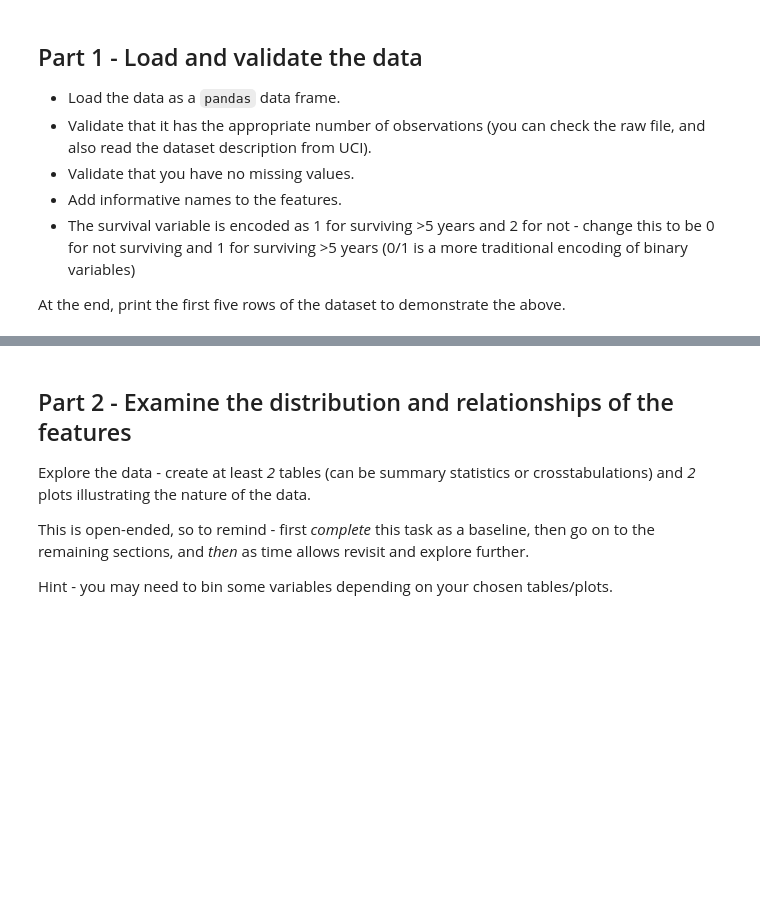
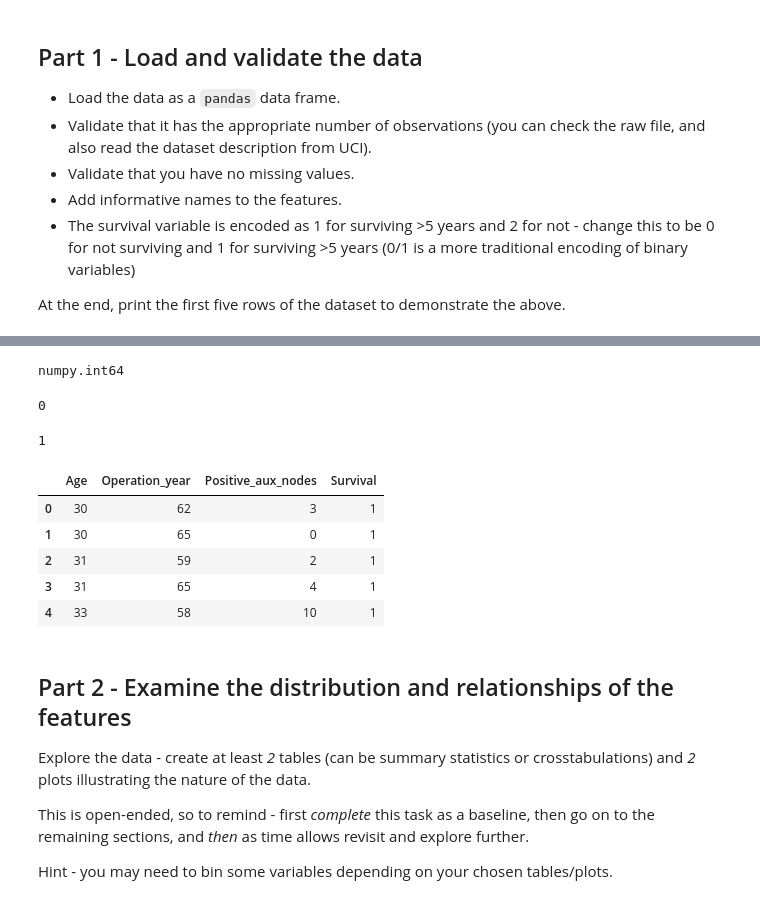
Before and after one commit to ngriggs/DS-Unit-1-Sprint-1-Dealing-With-Data, a Jupyter notebook: DS_Unit_1_Sprint_Challenge_1.ipynb, the cells around one changed output, grey strips where cells are left out. Saved outputs shown, nothing was run; the diff lists cells and outputs as text; code cells hidden in the pictures; blank space fills up the shorter version.

```diff
--- a/DS_Unit_1_Sprint_Challenge_1.ipynb
+++ b/DS_Unit_1_Sprint_Challenge_1.ipynb
@@ -35,0 +79,4 @@ At the end, print the first five rows of the dataset to demonstrate the above.
+# %%
+type(df.Survival[0])
+# %% [output]
+numpy.int64
@@ -35,0 +86,8 @@ At the end, print the first five rows of the dataset to demonstrate the above.
+# %%
+survival_refactor(x)
+# %% [output]
+0
+# %%
+survival_refactor(y)
+# %% [output]
+1
@@ -36,3 +96,12 @@ At the end, print the first five rows of the dataset to demonstrate the above.
+# %%
+df[:5]
+# %% [output]
+|  | Age | Operation_year | Positive_aux_nodes | Survival |
+| 0 | 30 | 62 | 3 | 1 |
+| 1 | 30 | 65 | 0 | 1 |
+| 2 | 31 | 59 | 2 | 1 |
+| 3 | 31 | 65 | 4 | 1 |
+| 4 | 33 | 58 | 10 | 1 |
 # %% [markdown]
 ## Part 2 - Examine the distribution and relationships of the features
 
```
Also changed, not shown: parts of 22 cells of this notebook.
